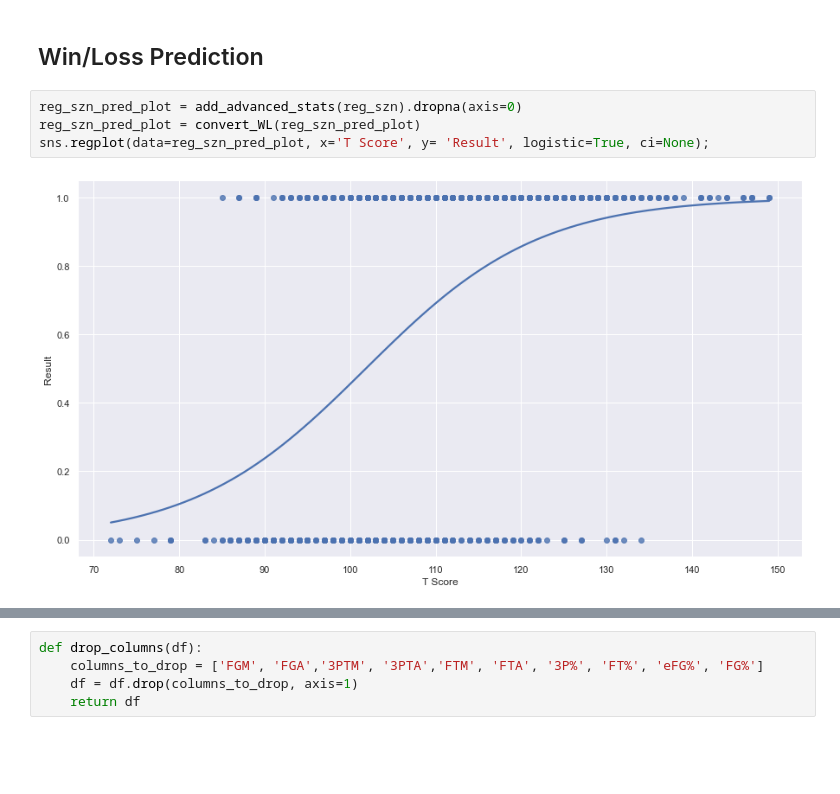
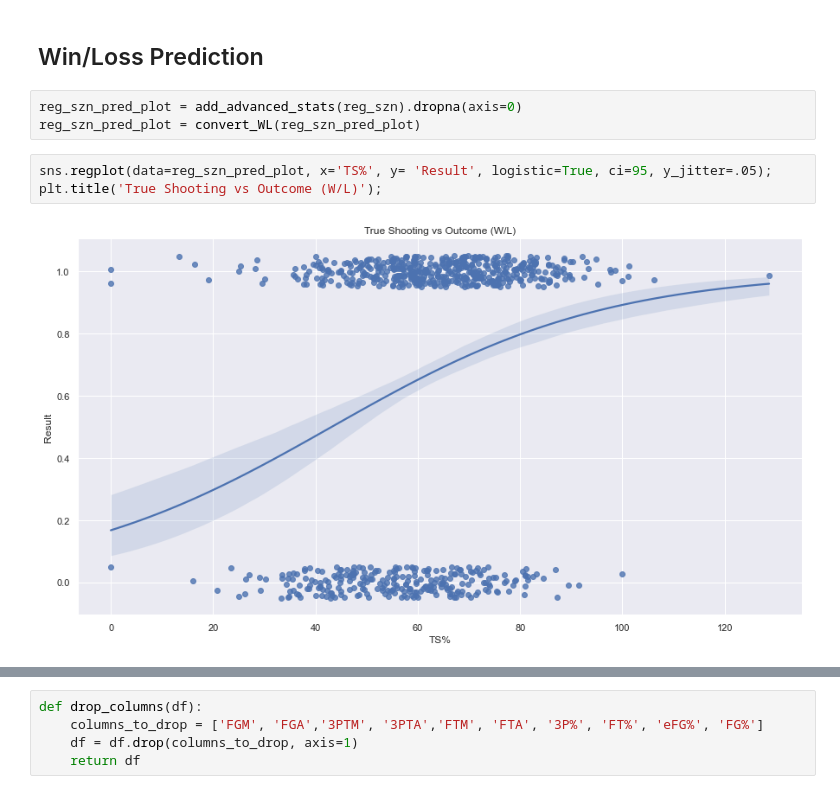
Before and after one commit to sidmurthy/stephstuff, a Jupyter notebook: src/stephplayground.ipynb, the cells around one changed output, grey strips where cells are left out. Cells and saved outputs as stored; diff of their text form; blank space fills up the shorter version.

```diff
--- a/src/stephplayground.ipynb
+++ b/src/stephplayground.ipynb
@@ -220,6 +220,8 @@ plt.title('Distribution of True Shooting Percentile');
 # %%
 reg_szn_pred_plot = add_advanced_stats(reg_szn).dropna(axis=0)
 reg_szn_pred_plot = convert_WL(reg_szn_pred_plot)
-sns.regplot(data=reg_szn_pred_plot, x='T Score', y= 'Result', logistic=True, ci=None);
-# %% [output]
-[figure, removed]
+# %%
+sns.regplot(data=reg_szn_pred_plot, x='TS%', y= 'Result', logistic=True, ci=95, y_jitter=.05);
+plt.title('True Shooting vs Outcome (W/L)');
+# %% [output]
+[figure, added]
```
Also changed, not shown: parts of 4 cells of this notebook.
